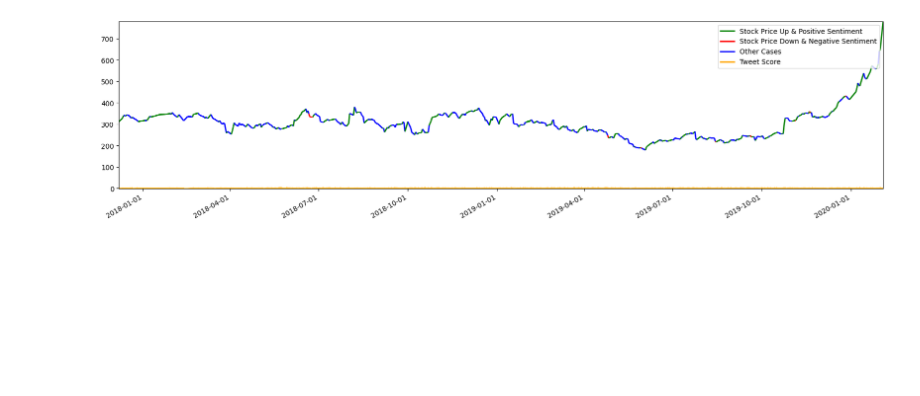
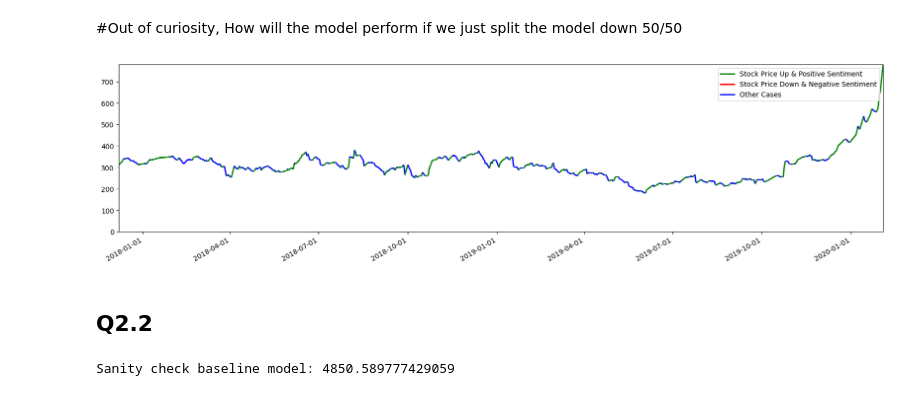
Before and after one commit to troyiscoding/TeslaStock, a Jupyter notebook: fit.ipynb, the cells around one changed output. Saved outputs shown, nothing was run; the diff lists cells and outputs as text; code cells hidden in the pictures; blank space fills up the shorter version.

```diff
--- a/fit.ipynb
+++ b/fit.ipynb
@@ -45,6 +50,31 @@ ON
     TD.ID = T.ID;
 
 """
+new_query = """
+SELECT
+    TS.Date AS StockDate,
+    TS.Close AS StockClosingPrice,
+    AVG(T.Score) AS TweetScore  -- Aggregate multiple tweets per day
+FROM
+    Tesla_Stock TS
+JOIN
+    Tweet_data TD
+ON
+    DATE(TS.Date) = DATE(TD.Creation_dt)
+JOIN
+    Tweet_Scores T
+ON
+    TD.ID = T.ID
+GROUP BY TS.Date;  -- Ensure only one row per date
 
-df = pl.read_database(query=SQLquery, connection=conn)
+"""
+
+df = pl.read_database(query=new_query, connection=conn)
 df
+
+#We are concerned about stockDate, StockClosingPrice, and TweetScore
+#We will use the stockClosingPrice as the target variable and the TweetScore as the feature variable
+#We will use the date as the index
+X = np.array(df['TweetScore']).reshape(-1,1)
+y = np.array(df['StockClosingPrice'])
+date = np.array(df['StockDate'])
@@ -66,8 +81,10 @@ shape: (4_424, 3)
+# %% [markdown]
+#Out of curiosity, How will the model perform if we just split the model down 50/50
 # %%
 # Convert dates to matplotlib numeric format
 dates = mdates.date2num(df['StockDate'])
-prices = df['StockClosingPrice'].to_numpy()  # Fixed: .to_numpy() instead of .values
-scores = df['TweetScore'].to_numpy()         # Fixed: .to_numpy() instead of .values
+prices = df['StockClosingPrice'].to_numpy()
+scores = df['TweetScore'].to_numpy()
 
 # Create segments for the stock price line
 points = np.array([dates, prices]).T.reshape(-1, 1, 2)
@@ -89,34 +106,33 @@ for pd, sc in zip(price_diff, score_segment):
 
 # Create LineCollection for stock price with segmented colors
 lc = LineCollection(segments, colors=colors, linewidth=2)
 
 # Plotting
 plt.figure(figsize=(20, 5))
 ax = plt.gca()
 ax.add_collection(lc)
 
-# Plot Tweet Score line
-plt.plot(dates, scores, color='orange', label='Tweet Score')
 
 # Format x-axis dates
 ax.xaxis.set_major_formatter(mdates.DateFormatter('%Y-%m-%d'))
 ax.xaxis.set_major_locator(mdates.AutoDateLocator())
 plt.gcf().autofmt_xdate()
 
 # Set axis limits
 ax.set_xlim(dates.min(), dates.max())
 ax.set_ylim(min(prices.min(), scores.min()), max(prices.max(), scores.max()))
 
 # Create custom legend
 from matplotlib.lines import Line2D
 legend_elements = [
     Line2D([0], [0], color='green', lw=2, label='Stock Price Up & Positive Sentiment'),
     Line2D([0], [0], color='red', lw=2, label='Stock Price Down & Negative Sentiment'),
     Line2D([0], [0], color='blue', lw=2, label='Other Cases'),
-    Line2D([0], [0], color='orange', lw=2, label='Tweet Score')
 ]
 plt.legend(handles=legend_elements)
 
 plt.show()
 # %% [output]
-[figure, old version]
+[figure, new version]
+# %% [markdown]
+## Q2.2
@@ -122,0 +146,8 @@ plt.show()
+# %%
+#Chose and train a baseline model as a sanity check.
+dummy = DummyRegressor(strategy='mean')
+dummy.fit(X_train, y_train)
+dummy_scores = -cross_val_score(dummy, X_train, y_train, scoring='neg_mean_squared_error', cv=5)
+print("Sanity check baseline model:",  dummy_scores.mean())
+# %% [output]
+Sanity check baseline model: 4850.589777429059
```
Also changed, not shown: parts of 9 cells of this notebook, 1 other file.
